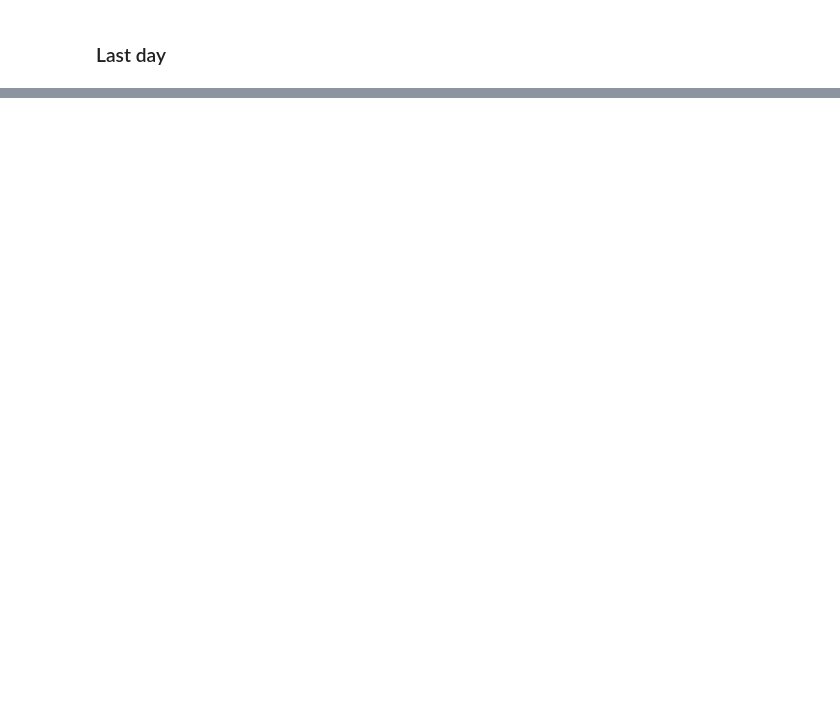
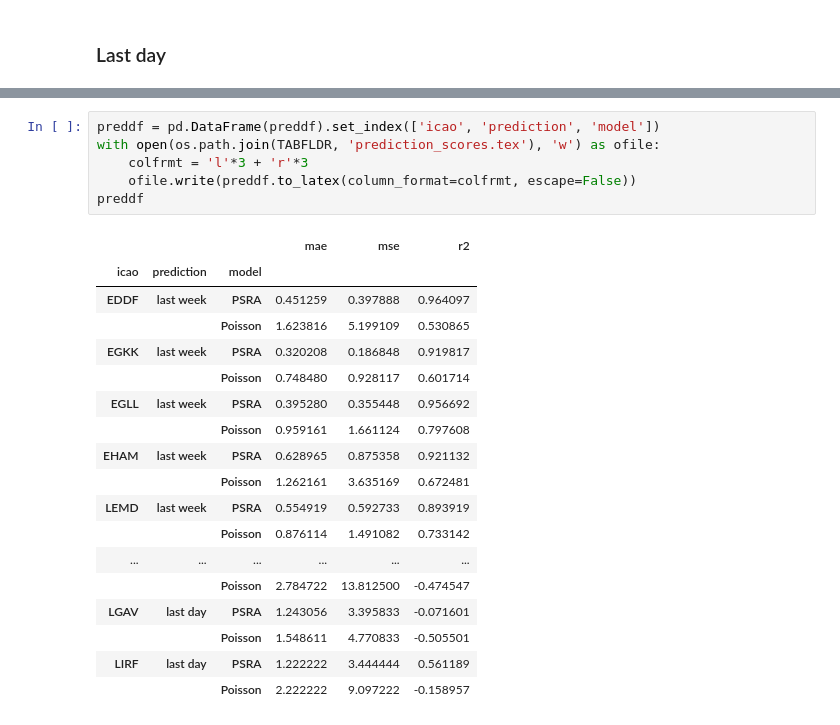
Before and after one commit to clancia/air-traffic-data-driven-modelling, a Jupyter notebook: air_traffic_analysis.ipynb, the cells around one changed output, grey strips where cells are left out. Saved outputs shown, nothing was run; the diff lists cells and outputs as text; blank space fills up the shorter version.

```diff
--- a/air_traffic_analysis.ipynb
+++ b/air_traffic_analysis.ipynb
@@ -1228,0 +1276,25 @@ plt.show()
+# %%
+preddf = pd.DataFrame(preddf).set_index(['icao', 'prediction', 'model'])
+with open(os.path.join(TABFLDR, 'prediction_scores.tex'), 'w') as ofile:
+    colfrmt = 'l'*3 + 'r'*3
+    ofile.write(preddf.to_latex(column_format=colfrmt, escape=False))
+preddf
+# %% [output]
+|  |  |  | mae | mse | r2 |
+| icao | prediction | model |  |  |  |
+| EDDF | last week | PSRA | 0.451259 | 0.397888 | 0.964097 |
+|  |  | Poisson | 1.623816 | 5.199109 | 0.530865 |
+| EGKK | last week | PSRA | 0.320208 | 0.186848 | 0.919817 |
+|  |  | Poisson | 0.748480 | 0.928117 | 0.601714 |
+| EGLL | last week | PSRA | 0.395280 | 0.355448 | 0.956692 |
+|  |  | Poisson | 0.959161 | 1.661124 | 0.797608 |
+| EHAM | last week | PSRA | 0.628965 | 0.875358 | 0.921132 |
+|  |  | Poisson | 1.262161 | 3.635169 | 0.672481 |
+| LEMD | last week | PSRA | 0.554919 | 0.592733 | 0.893919 |
+|  |  | Poisson | 0.876114 | 1.491082 | 0.733142 |
+| ... | ... | ... | ... | ... | ... |
+|  |  | Poisson | 2.784722 | 13.812500 | -0.474547 |
+| LGAV | last day | PSRA | 1.243056 | 3.395833 | -0.071601 |
+|  |  | Poisson | 1.548611 | 4.770833 | -0.505501 |
+| LIRF | last day | PSRA | 1.222222 | 3.444444 | 0.561189 |
+|  |  | Poisson | 2.222222 | 9.097222 | -0.158957 |
```
Also changed, not shown: parts of 10 cells of this notebook, 21 other files.
